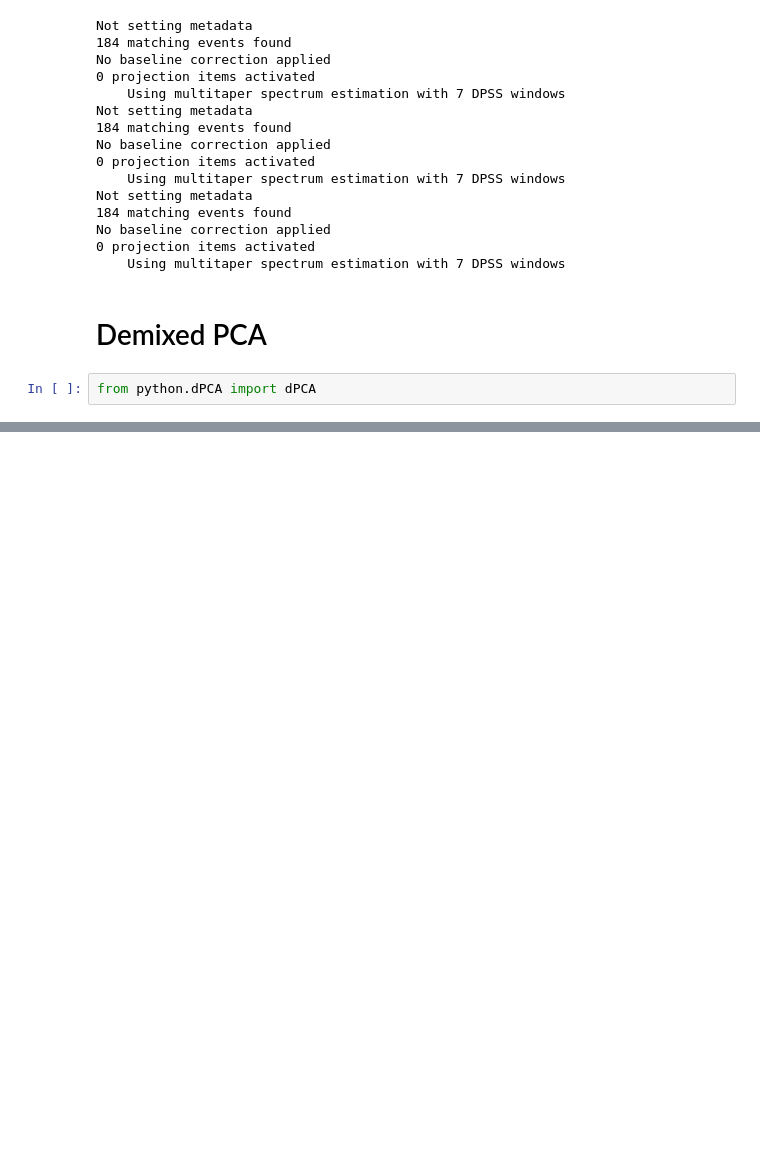
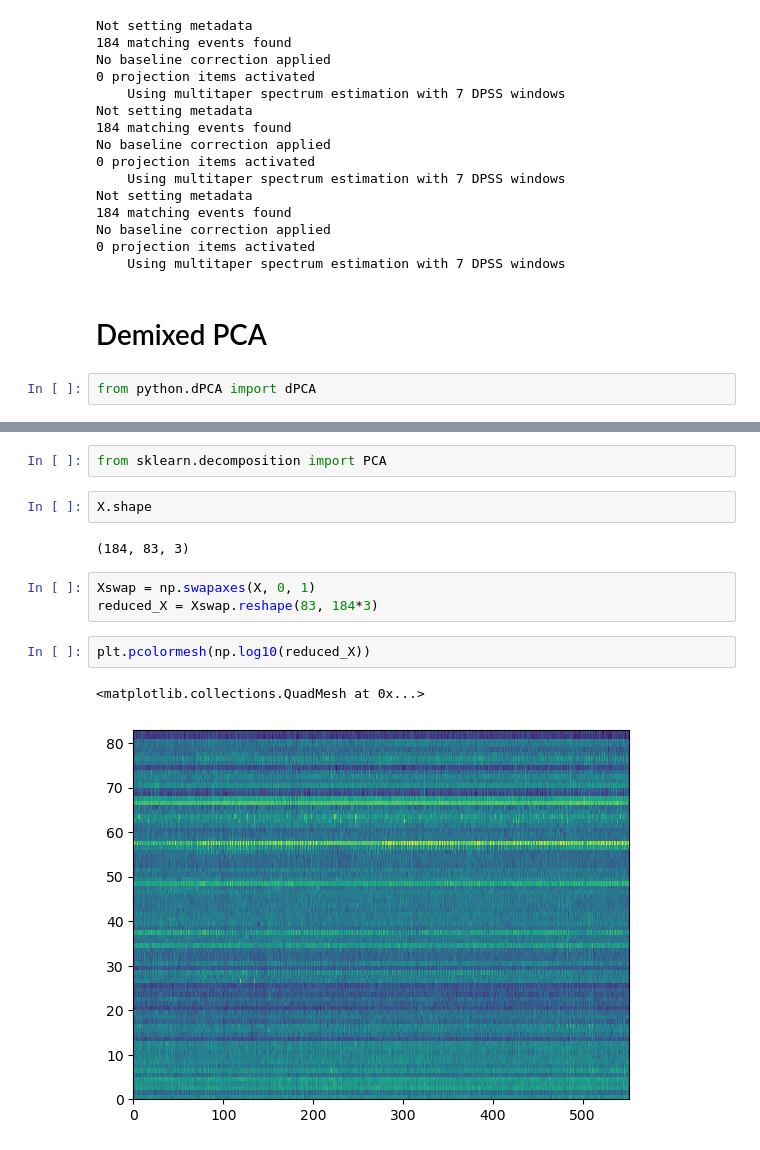
Before and after one commit to IVAN-Hu-yi/NMA, a Jupyter notebook: Analysis.ipynb, the cells around one changed output, grey strips where cells are left out. Saved outputs shown, nothing was run; the diff lists cells and outputs as text; blank space fills up the shorter version.

```diff
--- a/Analysis.ipynb
+++ b/Analysis.ipynb
@@ -269,0 +289,14 @@ dpca = dpca = dPCA.dPCA(labels='',regularizer='auto')
+# %%
+from sklearn.decomposition import PCA
+# %%
+X.shape
+# %% [output]
+(184, 83, 3)
+# %%
+Xswap = np.swapaxes(X, 0, 1)
+reduced_X = Xswap.reshape(83, 184*3)
+# %%
+plt.pcolormesh(np.log10(reduced_X))
+# %% [output]
+<matplotlib.collections.QuadMesh at 0x...>
+[figure, added]
```
Also changed, not shown: parts of 7 cells of this notebook, 2 other files.
